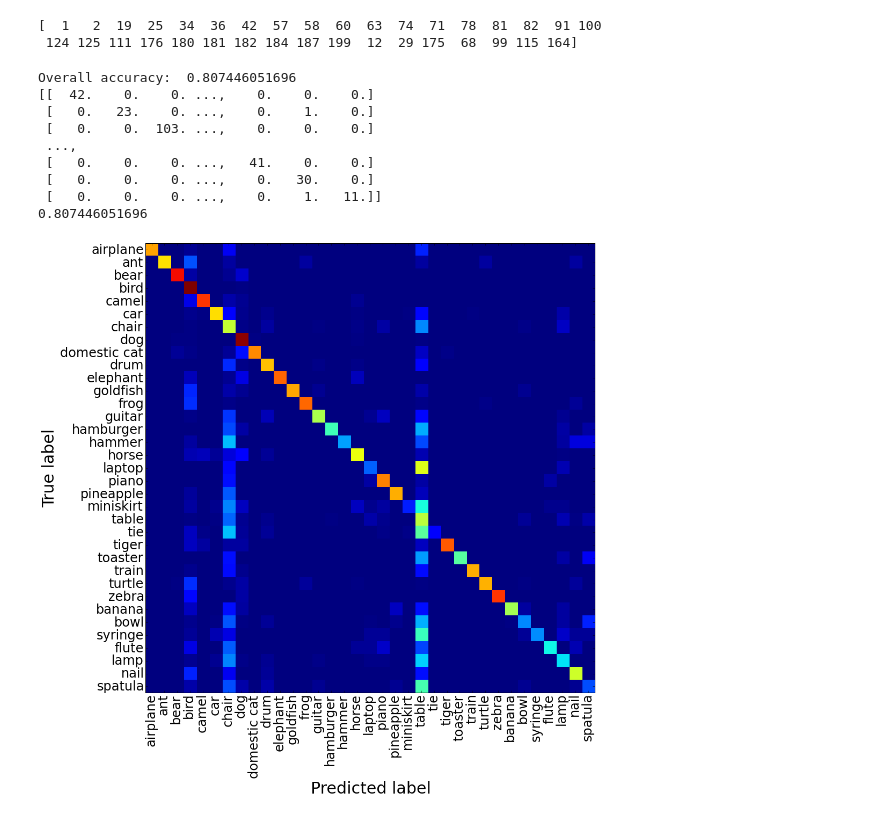
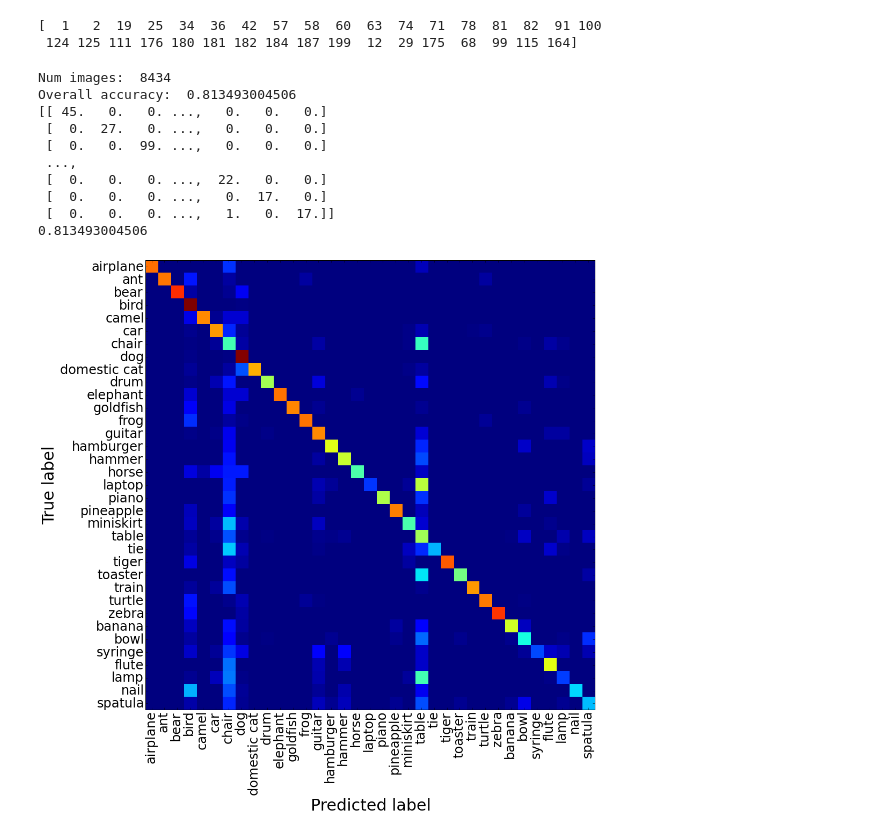
Before and after one commit to jcjohnson/bidi-muri, a Jupyter notebook: compute_confusion.ipynb, the cells around one changed output. Drawn from its saved outputs; the diff is of its cells as text; code cells hidden in the pictures.

```diff
--- a/compute_confusion.ipynb
+++ b/compute_confusion.ipynb
@@ -9,8 +9,8 @@ from scipy.misc import imread
 %matplotlib inline
 # %%
 SCORES_FILE = 'data/scores.h5'
-IMAGE_FILE = 'data/ilsvrc14-50k-det.h5'
-JSON_FILE = 'data/ilsvrc14-50k-det.json'
+IMAGE_FILE = 'data/ilsvrc14-det.h5'
+JSON_FILE = 'data/ilsvrc14-det.json'
 
 with open(JSON_FILE, 'r') as f:
   json_data = json.load(f)
@@ -43,7 +43,7 @@ data/imagenet/ILSVRC2013_DET_val/ILSVRC2012_val_00000007.JPEG
 [figure]
 # %%
 # As a sanity check, show the top classified images for a couple classes
-name = 'airplane'
+name = 'elephant'
 num_to_show = 8
 
 det_id = json_data['name_to_det_id'][name] - 1
@@ -119,44 +127,49 @@ val_labels_subset = val_labels[:, det_ids_subset]
 
 # We only want images with exactly one label
 img_mask = val_labels_subset.sum(axis=1) == 1
+print 'Num images: ', img_mask.sum()
 
 val_scores_subset = val_scores_subset[img_mask, :]
 val_labels_subset = val_labels_subset[img_mask, :]
 
 argmax_label = val_scores_subset.argmax(axis=1)
 true_label = val_labels_subset.argmax(axis=1)
+
 print 'Overall accuracy: ', (argmax_label == true_label).mean()
 
 # Now actually compute the confusion matrix.
 # Just use loops because I'm lazy.
 num_categories = len(names_subset)
 confusion = np.zeros((num_categories, num_categories))
 for c1 in xrange(num_categories):
   true_label_mask = (true_label == c1)
   for c2 in xrange(num_categories):
     # How many times did we have a true label of c1 and predict a label of c2?
     argmax_label_mask = (argmax_label == c2)
-    confusion[c1, c2] = np.logical_and(true_label_mask, argmax_label_mask).sum()
+    num = np.logical_and(true_label_mask, argmax_label_mask).sum()
+    confusion[c1, c2] = num
 
 print confusion
 print np.diag(confusion).sum() / confusion.sum()
 
 confusion_normed = confusion / confusion.sum(axis=1, keepdims=True)
 plt.imshow(confusion_normed, interpolation='nearest')
 plt.gcf().set_size_inches(15, 15)
 plt.xlabel('Predicted label', fontsize=30)
 plt.ylabel('True label', fontsize=30)
 plt.yticks(range(num_categories), names_subset, fontsize=24)
 plt.xticks(range(num_categories), names_subset, rotation=90, fontsize=24)
+plt.savefig('data/confusion.png', bbox_inches='tight')
 plt.show()
 # %% [output]
-Overall accuracy:  0.807446051696
-[[  42.    0.    0. ...,    0.    0.    0.]
- [   0.   23.    0. ...,    0.    1.    0.]
- [   0.    0.  103. ...,    0.    0.    0.]
+Num images:  8434
+Overall accuracy:  0.813493004506
+[[ 45.   0.   0. ...,   0.   0.   0.]
+ [  0.  27.   0. ...,   0.   0.   0.]
+ [  0.   0.  99. ...,   0.   0.   0.]
  ...,
- [   0.    0.    0. ...,   41.    0.    0.]
- [   0.    0.    0. ...,    0.   30.    0.]
- [   0.    0.    0. ...,    0.    1.   11.]]
-0.807446051696
+ [  0.   0.   0. ...,  22.   0.   0.]
+ [  0.   0.   0. ...,   0.  17.   0.]
+ [  0.   0.   0. ...,   1.   0.  17.]]
+0.813493004506
-[figure, old version]
+[figure, new version]
```
Also changed, not shown: parts of 3 cells of this notebook, 15 other files.
